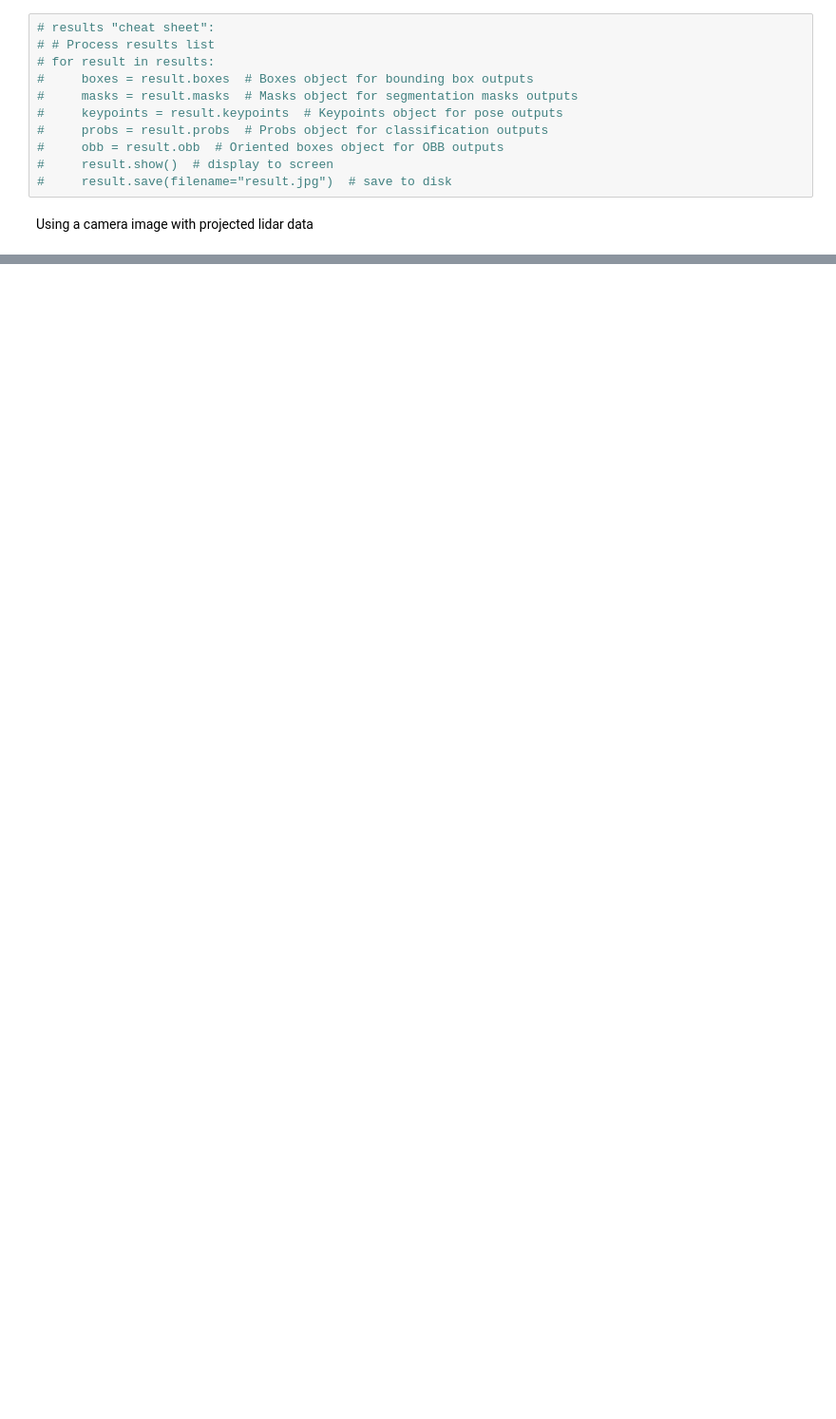
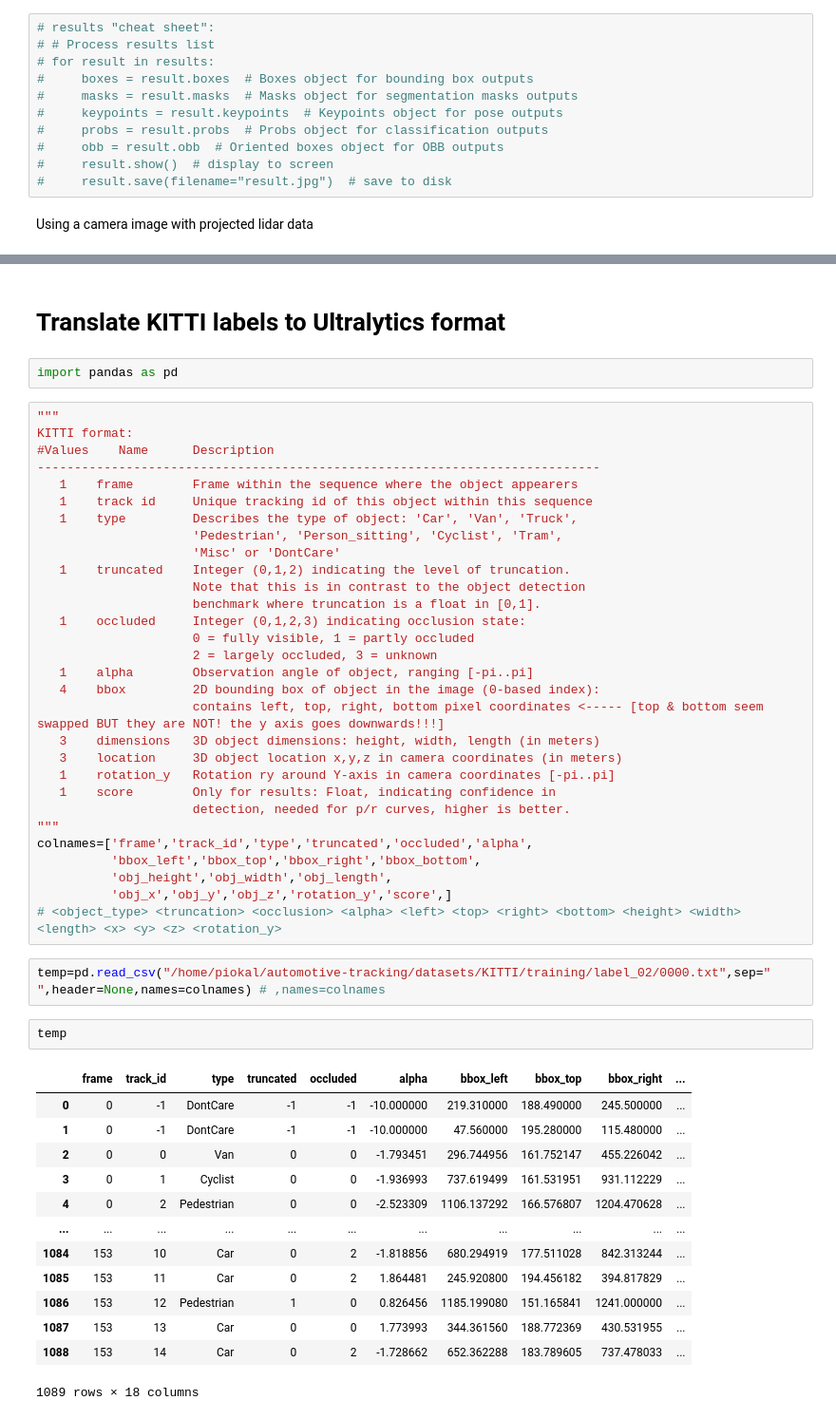
Before and after one commit to AGH-CEAI/automotive-tracking, a Jupyter notebook: examples/detect_and_track_YOLO.ipynb, the cells around one changed output, grey strips where cells are left out. Shown at 95% size. Saved outputs shown, nothing was run; the diff lists cells and outputs as text; blank space fills up the shorter version.

Commit message:
add KITTI_to_Ultralytics conversion utilities

```diff
--- a/examples/detect_and_track_YOLO.ipynb
+++ b/examples/detect_and_track_YOLO.ipynb
@@ -255,0 +666,52 @@ Speed: 4.7ms preprocess, 18.5ms inference, 19.7ms postprocess per image at shape
+# %% [markdown]
+# Translate KITTI labels to Ultralytics format
+# %%
+import pandas as pd
+# %%
+"""
+KITTI format:
+#Values    Name      Description
+----------------------------------------------------------------------------
+   1    frame        Frame within the sequence where the object appearers
+   1    track id     Unique tracking id of this object within this sequence
+   1    type         Describes the type of object: 'Car', 'Van', 'Truck',
+                     'Pedestrian', 'Person_sitting', 'Cyclist', 'Tram',
+                     'Misc' or 'DontCare'
+   1    truncated    Integer (0,1,2) indicating the level of truncation.
+                     Note that this is in contrast to the object detection
+                     benchmark where truncation is a float in [0,1].
+   1    occluded     Integer (0,1,2,3) indicating occlusion state:
+                     0 = fully visible, 1 = partly occluded
+                     2 = largely occluded, 3 = unknown
+   1    alpha        Observation angle of object, ranging [-pi..pi]
+   4    bbox         2D bounding box of object in the image (0-based index):
+                     contains left, top, right, bottom pixel coordinates <----- [top & bottom seem swapped BUT they are NOT! the y axis goes downwards!!!]
+   3    dimensions   3D object dimensions: height, width, length (in meters)
+   3    location     3D object location x,y,z in camera coordinates (in meters)
+   1    rotation_y   Rotation ry around Y-axis in camera coordinates [-pi..pi]
+   1    score        Only for results: Float, indicating confidence in
+                     detection, needed for p/r curves, higher is better.
+"""
+colnames=['frame','track_id','type','truncated','occluded','alpha',
+          'bbox_left','bbox_top','bbox_right','bbox_bottom',
+          'obj_height','obj_width','obj_length',
+          'obj_x','obj_y','obj_z','rotation_y','score',]
+# <object_type> <truncation> <occlusion> <alpha> <left> <top> <right> <bottom> <height> <width> <length> <x> <y> <z> <rotation_y>
+# %%
+temp=pd.read_csv("/home/piokal/automotive-tracking/datasets/KITTI/training/label_02/0000.txt",sep=" ",header=None,names=colnames) # ,names=colnames
+# %%
+temp
+# %% [output]
+|  | frame | track_id | type | truncated | occluded | alpha | bbox_left | bbox_top | bbox_right | ... |
+| 0 | 0 | -1 | DontCare | -1 | -1 | -10.000000 | 219.310000 | 188.490000 | 245.500000 | ... |
+| 1 | 0 | -1 | DontCare | -1 | -1 | -10.000000 | 47.560000 | 195.280000 | 115.480000 | ... |
+| 2 | 0 | 0 | Van | 0 | 0 | -1.793451 | 296.744956 | 161.752147 | 455.226042 | ... |
+| 3 | 0 | 1 | Cyclist | 0 | 0 | -1.936993 | 737.619499 | 161.531951 | 931.112229 | ... |
+| 4 | 0 | 2 | Pedestrian | 0 | 0 | -2.523309 | 1106.137292 | 166.576807 | 1204.470628 | ... |
+| ... | ... | ... | ... | ... | ... | ... | ... | ... | ... | ... |
+| 1084 | 153 | 10 | Car | 0 | 2 | -1.818856 | 680.294919 | 177.511028 | 842.313244 | ... |
+| 1085 | 153 | 11 | Car | 0 | 2 | 1.864481 | 245.920800 | 194.456182 | 394.817829 | ... |
+| 1086 | 153 | 12 | Pedestrian | 1 | 0 | 0.826456 | 1185.199080 | 151.165841 | 1241.000000 | ... |
+| 1087 | 153 | 13 | Car | 0 | 0 | 1.773993 | 344.361560 | 188.772369 | 430.531955 | ... |
+| 1088 | 153 | 14 | Car | 0 | 2 | -1.728662 | 652.362288 | 183.789605 | 737.478033 | ... |
+1089 rows × 18 columns
```
Also changed, not shown: parts of 50 cells of this notebook, 1 other file.
